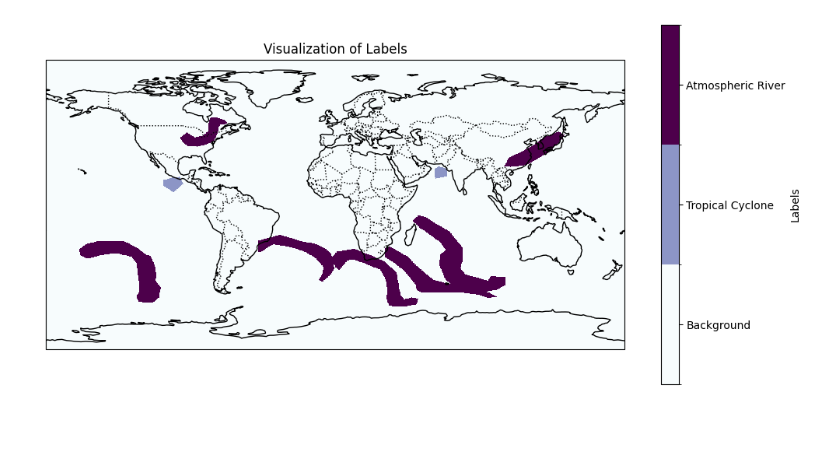
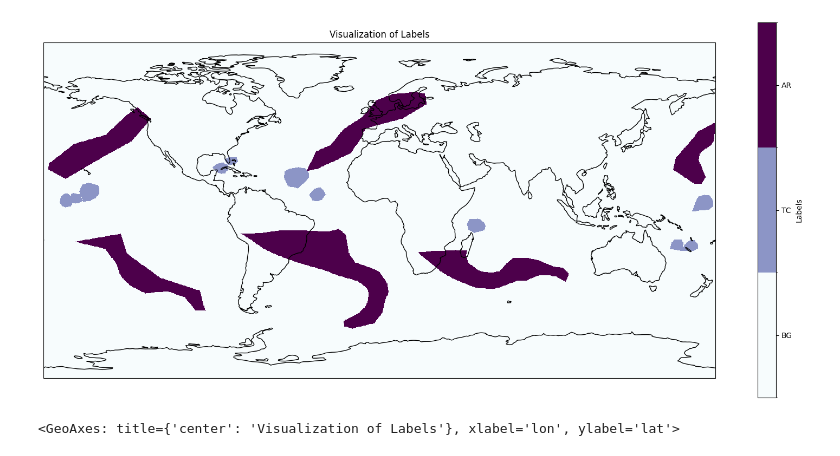
Before and after one commit to Danessely/AR-detection, a Jupyter notebook: climate_net.ipynb, the cells around one changed output. Cells and saved outputs as stored; diff of their text form; code cells hidden in the pictures; blank space fills up the shorter version.

Commit message:
Updated visualization

```diff
--- a/climate_net.ipynb
+++ b/climate_net.ipynb
@@ -8,6 +93,4 @@ import cartopy.feature as cfeature
 # %%
-# Path to the NetCDF file
-file_path = "data/src/ClimateNet/data-2012-06-18-01-1_0.nc"  # Replace 'example.nc' with your actual file name
-
-# Open the NetCDF file
+file_path = "data\src\ClimateNet\data-2012-10-18-01-1_0.nc"
 ds = xr.open_dataset(file_path, engine="netcdf4")
+ds
@@ -77,34 +123,5 @@ plt.show()
 # %%
-import numpy as np
-from matplotlib.colors import ListedColormap, BoundaryNorm
-
-# Find unique values in the labels
-unique_labels = np.unique(labels.values)
-unique_labels = unique_labels[~np.isnan(unique_labels)]  # Remove NaN if present
-
-# Create a custom colormap with colors only for existing labels
-colors = plt.cm.BuPu(np.linspace(0, 1, len(unique_labels)))
-cmap = ListedColormap(colors)
-
-# Create boundaries and norm
-bounds = list(range(int(min(unique_labels)), int(max(unique_labels))+2))
-norm = BoundaryNorm(bounds, cmap.N)
-
-# Plot labels with custom colormap
-plt.figure(figsize=(12, 6))
-ax = plt.axes(projection=ccrs.PlateCarree())
-labels.plot(ax=ax, transform=ccrs.PlateCarree(), cmap=cmap, norm=norm,
-            cbar_kwargs={'label': 'Labels', 'ticks': [b + 0.5 for b in bounds[:-1]],
-                         'boundaries': bounds, 'spacing': 'proportional'})
-ax.coastlines()
-ax.add_feature(cfeature.BORDERS, linestyle=':')
-ax.set_title('Visualization of Labels')
-
-# Add a custom colorbar legend with appropriate labels
-label_descriptions = {0: 'Background', 1: 'Tropical Cyclone', 2: 'Atmospheric River'}
-cbar = plt.gcf().axes[-1]  # Get the colorbar
-cbar.set_yticklabels([label_descriptions[i] for i in unique_labels])
-
-plt.show()
+ClimateNetTools.plot_labels(ds)
 # %% [output]
-[figure, old version]
+[figure, new version]
+<GeoAxes: title={'center': 'Visualization of Labels'}, xlabel='lon', ylabel='lat'>
```
Also changed, not shown: parts of 10 cells of this notebook, 2 other files.
